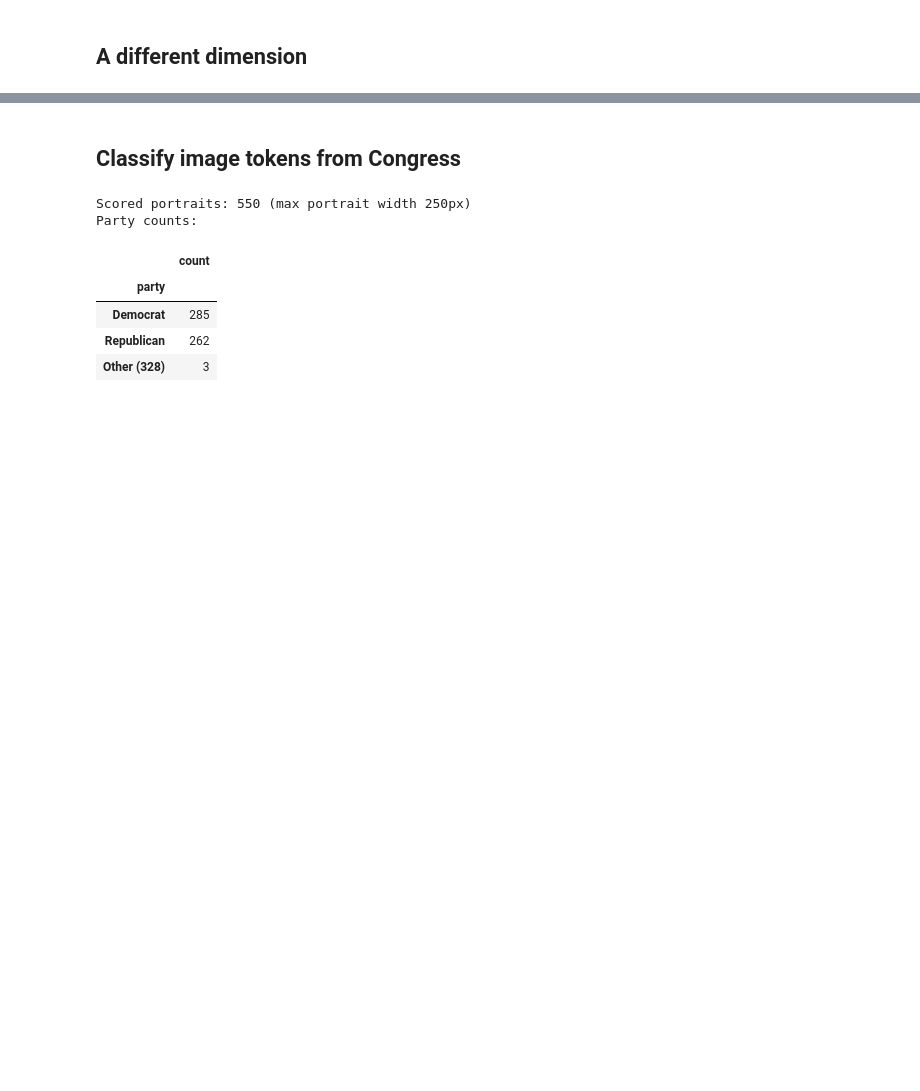
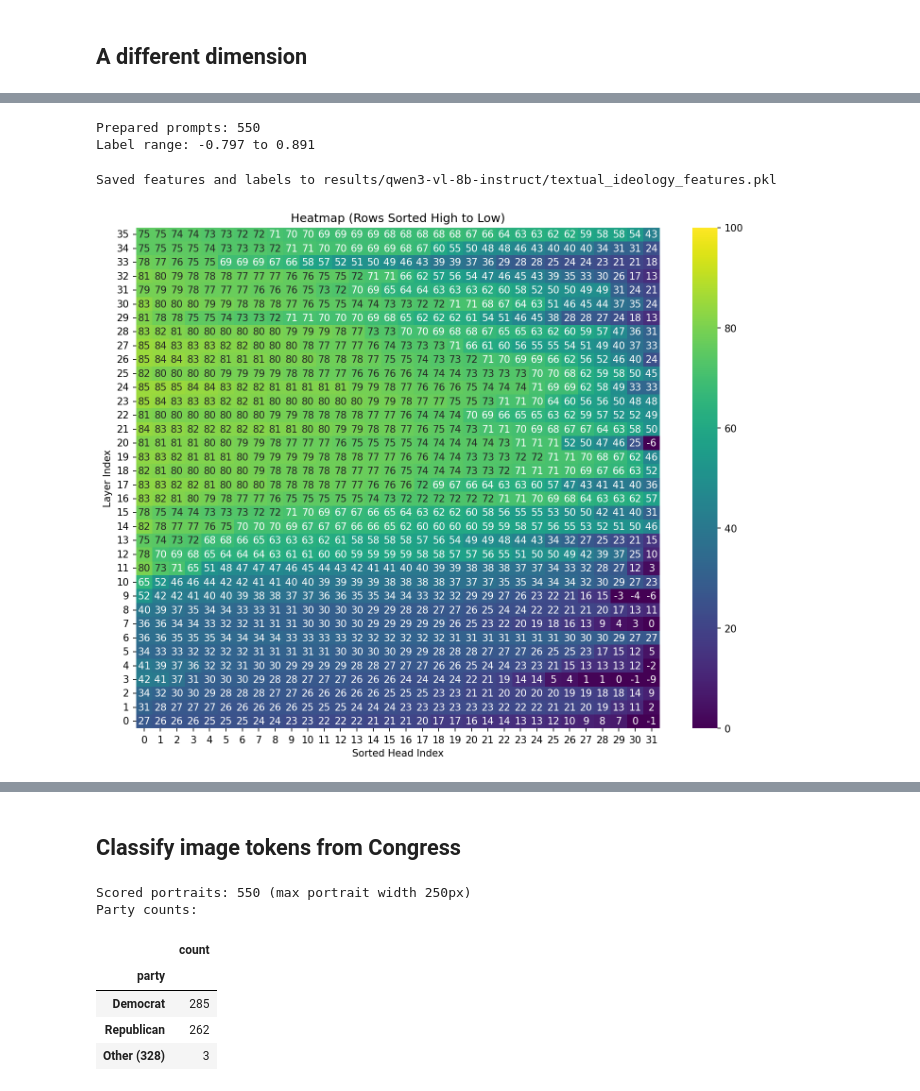
Before and after one commit to DotIN13/linear-political-llm, a Jupyter notebook: vl_vision_probe.ipynb, the cells around one changed output, grey strips where cells are left out. Saved outputs shown, nothing was run; the diff lists cells and outputs as text; code cells hidden in the pictures; blank space fills up the shorter version.

```diff
--- a/vl_vision_probe.ipynb
+++ b/vl_vision_probe.ipynb
@@ -691,0 +705,74 @@ Best-head train-set Spearman rho: 0.6567
+# %%
+def build_vision_prompt(image_path: str, politician_name: str):
+    # Include politician name in text so this probing variant conditions on identity + portrait.
+    name = str(politician_name).strip() if politician_name is not None else ""
+    if not name:
+        name = "this politician"
+    messages = [{
+        "role": "user",
+        "content": [
+            {"type": "text", "text": f"What would {name} say in a policy interview?"},
+        ],
+    }]
+    return processor.apply_chat_template(
+        messages,
+        tokenize=True,
+        add_generation_prompt=True,
+        return_dict=True,
+        return_tensors="pt",
+    )
+
+prompts = [
+    build_vision_prompt(image_path, politician_name)
+    for image_path, politician_name in zip(df_probe["image_path"].values, df_probe["name"].values)
+]
+labels = df_probe["nominate_dim1"].astype(float).values
+
+print("Prepared prompts:", len(prompts))
+print("Label range:", float(np.min(labels)), "to", float(np.max(labels)))
+PREFIX = "textual_ideology"
+
+ax, performance, ridge_models = probe_heads(
+    model_path=MODEL_PATH,
+    model=model,
+    prompts=prompts,
+    labels=labels,
+    prefix=PREFIX,
+    alpha=1.0,
+    n_splits=2,
+    seed=SEED,
+    data_dir="results",
+    figsize=(10, 8),
+    dpi=150,
+    cmap="viridis",
+    vmin=0,
+    vmax=100,
+    mode="vision",
+    device=device,
+)
+
+from scipy.stats import spearmanr
+
+# Inspect strongest heads
+top_idx = topk_head_indices(performance, k=10)
+print("Top 10 (layer, head):")
+for li, hi in top_idx.tolist():
+    print((li, hi), "score=", round(float(performance[li, hi]), 4))
+
+# Simple train-set sanity check using the single best head
+ridge_models, _ = load_ridge_models(MODEL_PATH, PREFIX)
+best_l, best_h = top_idx[0].tolist()
+
+# Load saved features to verify direct correlation on available examples
+import pickle
+base_name = MODEL_PATH.split("/")[-1].lower()
+feat_path = f"results/{base_name}/{PREFIX}_features.pkl"
+features, y = pickle.load(open(feat_path, "rb"))
+pred = ridge_models[int(best_l)][int(best_h)].predict(features[:, 0, int(best_l), int(best_h), :])
+rho = spearmanr(y, pred).statistic
+print("Best-head train-set Spearman rho:", round(float(rho), 4))
+# %% [output]
+Prepared prompts: 550
+Label range: -0.797 to 0.891
+Saved features and labels to results/qwen3-vl-8b-instruct/textual_ideology_features.pkl
+[figure, added]
```
Also changed, not shown: parts of 11 cells of this notebook, 1 other file.
